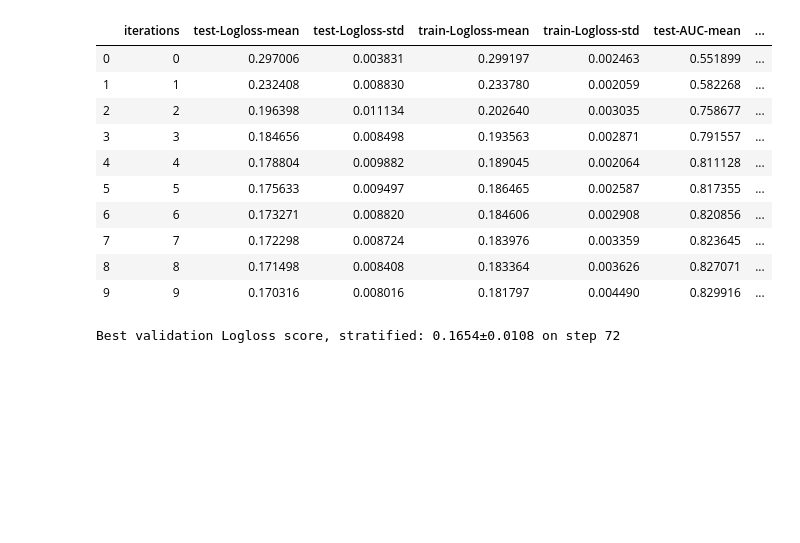
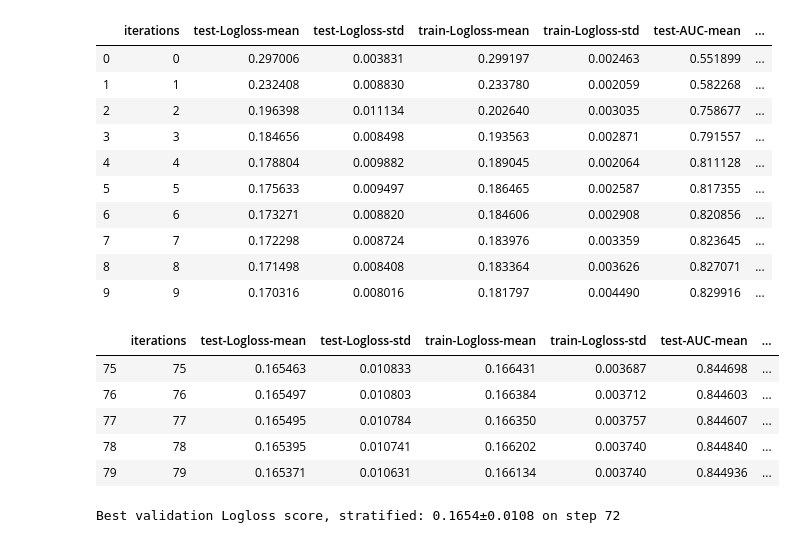
Before and after one commit to lepchenkov/Catboost, a Jupyter notebook: catboost_pydata_london/pydata_london_2019.ipynb, the cells around one changed output. Drawn from its saved outputs; the diff is of its cells as text; code cells hidden in the pictures; blank space fills up the shorter version.

```diff
--- a/catboost_pydata_london/pydata_london_2019.ipynb
+++ b/catboost_pydata_london/pydata_london_2019.ipynb
@@ -435,6 +451,15 @@ cv_data.head(10)
 | 7 | 7 | 0.172298 | 0.008724 | 0.183976 | 0.003359 | 0.823645 | ... |
 | 8 | 8 | 0.171498 | 0.008408 | 0.183364 | 0.003626 | 0.827071 | ... |
 | 9 | 9 | 0.170316 | 0.008016 | 0.181797 | 0.004490 | 0.829916 | ... |
+# %%
+cv_data.tail(5)
+# %% [output]
+|  | iterations | test-Logloss-mean | test-Logloss-std | train-Logloss-mean | train-Logloss-std | test-AUC-mean | ... |
+| 75 | 75 | 0.165463 | 0.010833 | 0.166431 | 0.003687 | 0.844698 | ... |
+| 76 | 76 | 0.165497 | 0.010803 | 0.166384 | 0.003712 | 0.844603 | ... |
+| 77 | 77 | 0.165495 | 0.010784 | 0.166350 | 0.003757 | 0.844607 | ... |
+| 78 | 78 | 0.165395 | 0.010741 | 0.166202 | 0.003740 | 0.844840 | ... |
+| 79 | 79 | 0.165371 | 0.010631 | 0.166134 | 0.003740 | 0.844936 | ... |
 # %%
 best_value = cv_data['test-Logloss-mean'].min()
 best_iter = cv_data['test-Logloss-mean'].values.argmin()
```
Also changed, not shown: parts of 9 cells of this notebook.
